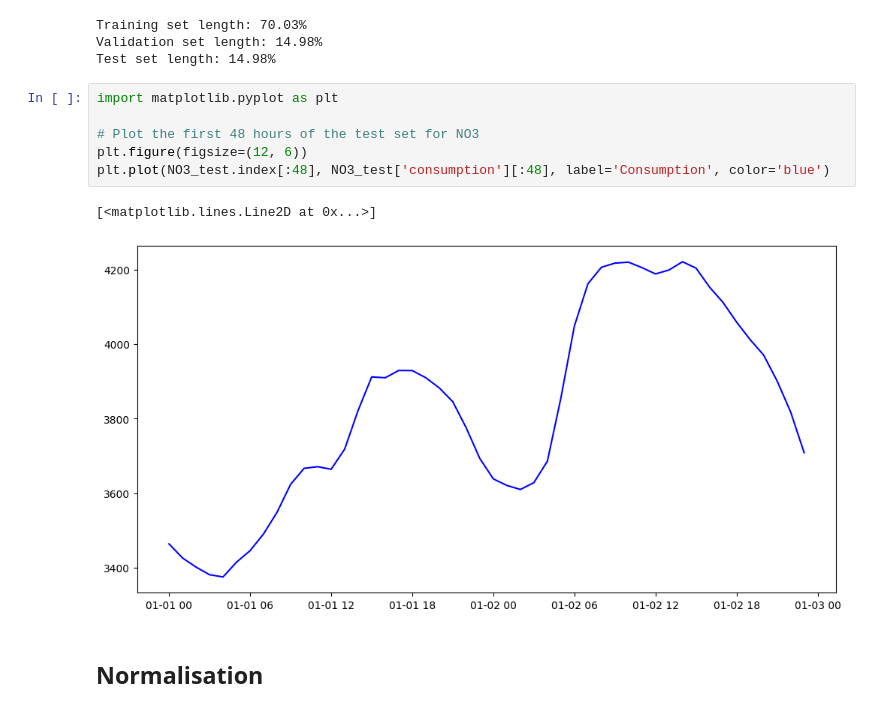
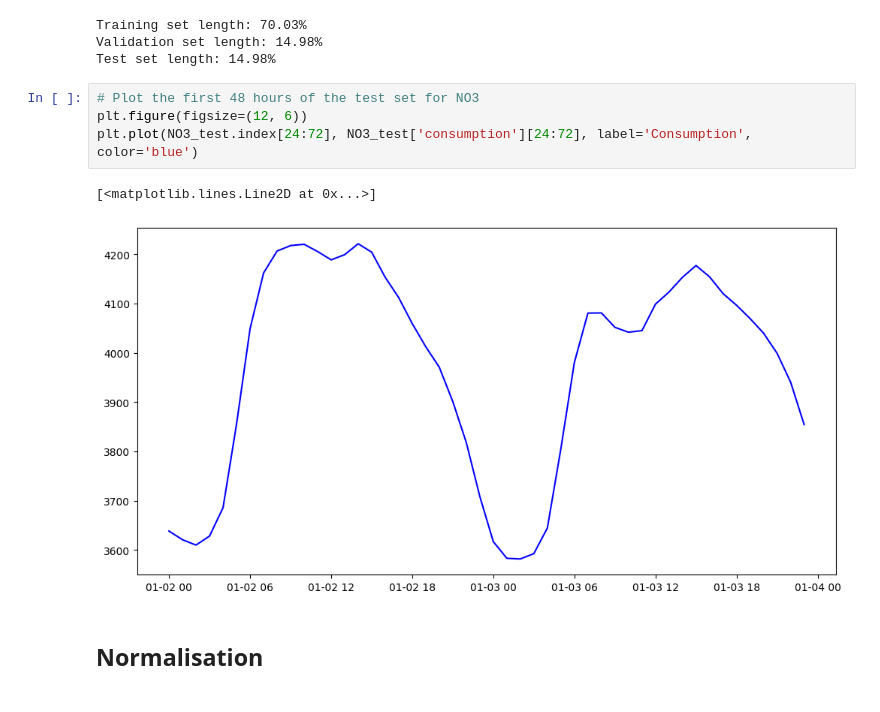
Before and after one commit to gunhamn/public, a Jupyter notebook: DL_Forecasting/preprocessing.ipynb, the cells around one changed output. Drawn from its saved outputs; the diff is of its cells as text.

```diff
--- a/DL_Forecasting/preprocessing.ipynb
+++ b/DL_Forecasting/preprocessing.ipynb
@@ -143,14 +143,12 @@ Training set length: 70.03%
 Validation set length: 14.98%
 Test set length: 14.98%
 # %%
-import matplotlib.pyplot as plt
-
 # Plot the first 48 hours of the test set for NO3
 plt.figure(figsize=(12, 6))
-plt.plot(NO3_test.index[:48], NO3_test['consumption'][:48], label='Consumption', color='blue')
+plt.plot(NO3_test.index[24:72], NO3_test['consumption'][24:72], label='Consumption', color='blue')
 # %% [output]
 [<matplotlib.lines.Line2D at 0x...>]
-[figure, old version]
+[figure, new version]
 # %% [markdown]
 ## Normalisation
 # %%
```
Also changed, not shown: parts of 1 cell of this notebook, 16 other files.
